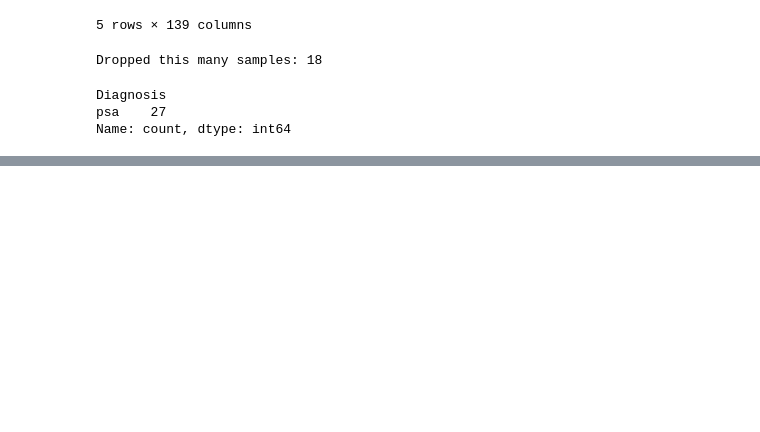
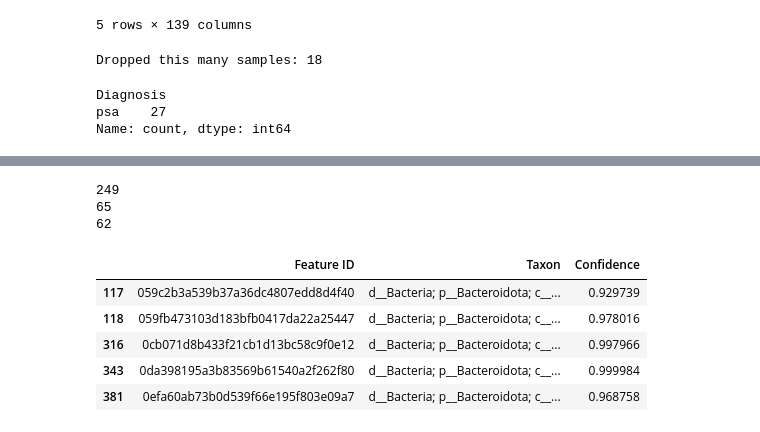
Before and after one commit to kbpi314/ampaim, a Jupyter notebook: code/AMPAIM_eiserValidation.ipynb, the cells around one changed output, grey strips where cells are left out. Cells and saved outputs as stored; diff of their text form; code cells hidden in the pictures; blank space fills up the shorter version.

```diff
--- a/code/AMPAIM_eiserValidation.ipynb
+++ b/code/AMPAIM_eiserValidation.ipynb
@@ -644,0 +376,75 @@ print(result)
+# %%
+# stercoria, other taxa of interest
+# take taxonomy.qza to map asv to taxonomic classification
+# rep_seqs.qza contains mapping of sequnces to asv
+# we want to take the sequences mapped to g prevotella and see where it blasts in ncbi
+
+# obtain key (asv) mapping to read (sequence)
+fasta = path + 'inputs/Q2_MSQ138_141_noctrl_noeiser_nocd_correct/bbe41c4b-561b-4b6d-8d4a-d1463dc2639e/data/dna-sequences.fasta'
+from Bio import SeqIO
+
+def parse_fasta(filename):
+    sequences = {}
+    for record in SeqIO.parse(filename, "fasta"):
+        sequences[record.id] = str(record.seq)
+    return sequences
+
+# usage
+sequences = parse_fasta(fasta)
+
+#print(len(sequences)) # 6521 sequences mapped to asvs
+#first_entry = next(iter(sequences.items()))
+#print(first_entry)
+
+# obtain mapping of taxa to asv
+taxonomy = path + 'inputs/Q2_MSQ138_141_noctrl_noeiser_nocd_correct/118f854f-e182-4d1e-b4aa-61ceed48b642/data/taxonomy.tsv'
+
+df_taxonomy = pd.read_csv(taxonomy, sep='\t')
+# Feature ID, Taxon, Confidence
+
+prev = []
+pcopri = []
+for t in df_taxonomy.Taxon:
+    if 'Prevotella' in t:
+        prev.append(t)
+    if 'copri' in t:
+        pcopri.append(t)
+
+print(len(prev)) # 249 sequences map to prevotella et al.
+print(len(pcopri)) # 65 of those map to copri
+query = ['d__Bacteria; p__Bacteroidota; c__Bacteroidia; o__Bacteroidales; f__Bacteroidaceae; g__Prevotella; s__',
+         'd__Bacteria; p__Bacteroidota; c__Bacteroidia; o__Bacteroidales; f__Bacteroidaceae; g__Prevotella',
+         'd__Bacteria; p__Bacteroidota; c__Bacteroidia; o__Bacteroidales; f__Bacteroidaceae; g__Prevotella; __']
+
+# find asvs to keep
+def filter_fasta_by_names(input_filename, output_filename, names_to_keep):
+    with open(output_filename, 'w') as output_file:
+        for record in SeqIO.parse(input_filename, 'fasta'):
+            if record.id in names_to_keep:
+                SeqIO.write(record, output_file, 'fasta')
+
+# Example usage:
+input_filename = fasta
+output_filename = path + 'inputs/Q2_MSQ138_141_noctrl_noeiser_nocd_correct/prevotella_filt.fasta'
+
+# subset on prevotella
+df = df[df['Taxon'].isin(query)]
+names_to_keep = list(df['Feature ID'].values)
+print(len(names_to_keep))
+filter_fasta_by_names(input_filename, output_filename, names_to_keep)
+
+df.head()
+#for p in prev:
+#    print(p.split('g__Prevotella')[-1])
+#
+# print(prev)
+# %% [output]
+249
+65
+62
+|  | Feature ID | Taxon | Confidence |
+| 117 | 059c2b3a539b37a36dc4807edd8d4f40 | d__Bacteria; p__Bacteroidota; c__... | 0.929739 |
+| 118 | 059fb473103d183bfb0417da22a25447 | d__Bacteria; p__Bacteroidota; c__... | 0.978016 |
+| 316 | 0cb071d8b433f21cb1d13bc58c9f0e12 | d__Bacteria; p__Bacteroidota; c__... | 0.997966 |
+| 343 | 0da398195a3b83569b61540a2f262f80 | d__Bacteria; p__Bacteroidota; c__... | 0.999984 |
+| 381 | 0efa60ab73b0d539f66e195f803e09a7 | d__Bacteria; p__Bacteroidota; c__... | 0.968758 |
```
Also changed, not shown: parts of 20 cells of this notebook, 1 other file.
